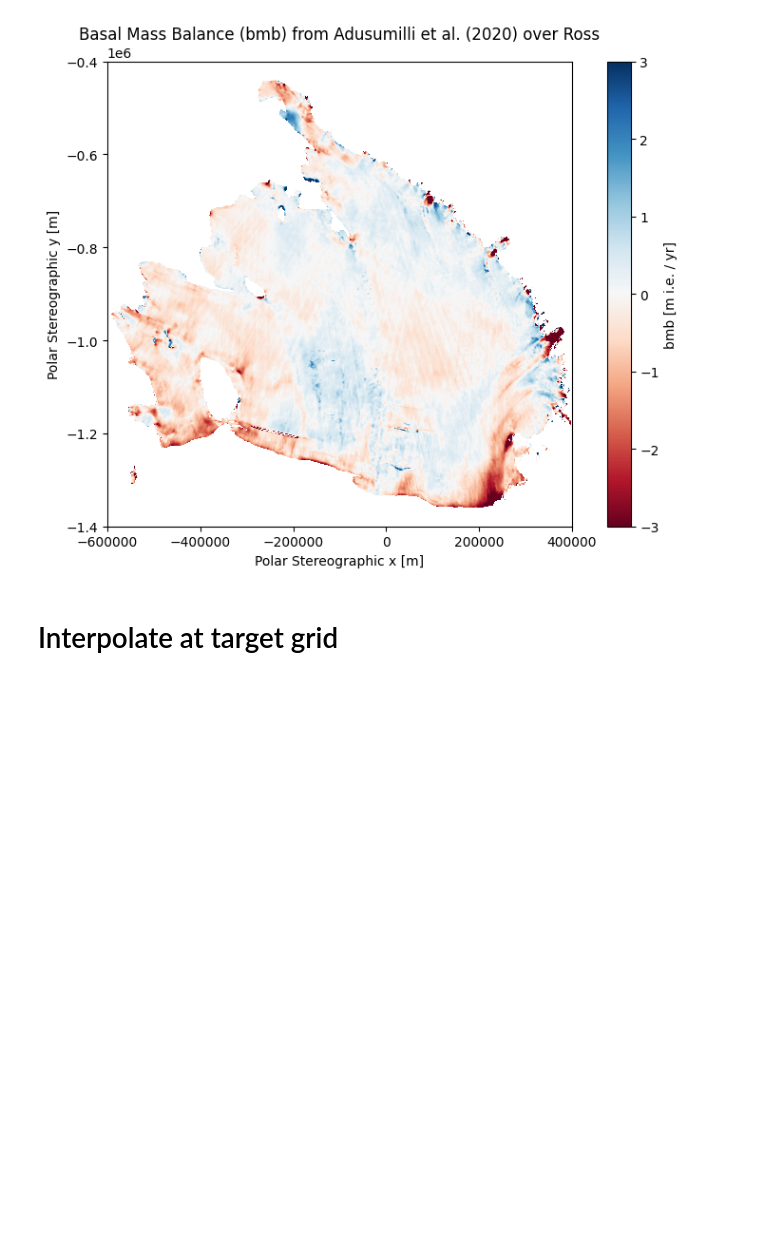
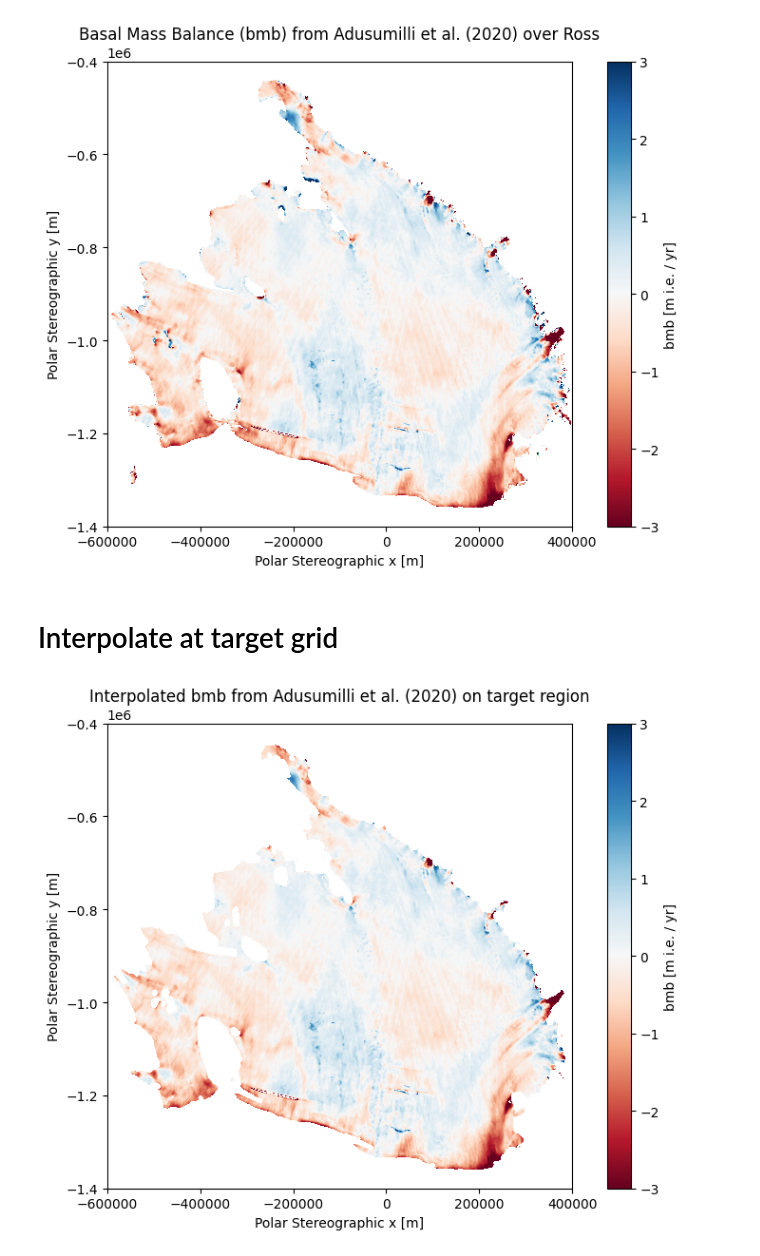
Before and after one commit to kimbente/FluxNet, a Jupyter notebook: preprocess_reference.ipynb, the cells around one changed output. Saved outputs shown, nothing was run; the diff lists cells and outputs as text; code cells hidden in the pictures; blank space fills up the shorter version.

Commit message:
Standardise plots

```diff
--- a/preprocess_reference.ipynb
+++ b/preprocess_reference.ipynb
@@ -88,3 +88,50 @@ plt.show()
 [figure]
 # %% [markdown]
 # Interpolate at target grid
+# %%
+# Transform tensor to xarray DataArray for interpolation
+x_np = x_t.detach().cpu().numpy()
+y_np = y_t.detach().cpu().numpy()
+bmb_np = bmb_t.detach().cpu().numpy()
+
+bmb_da = xr.DataArray(
+    bmb_np,
+    dims = ("y", "x"),
+    coords = {"x": x_np, "y": y_np},
+    name = "bmb",
+)
+
+# Load target grid
+target_grid_mask = xr.load_dataset("data/target_grid_mask.nc")
+
+# Interpolate bmb onto the target grid's x/y
+bmb_on_target = bmb_da.interp(
+    x = target_grid_mask["x"],
+    y = target_grid_mask["y"],
+    method = "linear",
+)
+
+# Mask out values outside of the target region
+bmb_on_target_masked = bmb_on_target.where(target_grid_mask["mask"] > 0)
+# %%
+# Plot
+plt.figure(figsize = (8, 6))
+pcm = plt.pcolormesh(
+    bmb_on_target_masked.x,
+    bmb_on_target_masked.y,
+    bmb_on_target_masked,
+    cmap = "RdBu",
+    vmin = -3.0,
+    vmax = 3.0,
+    shading = "auto"
+)
+
+plt.colorbar(pcm, label = "bmb [m i.e. / yr]")
+plt.title("Interpolated bmb from Adusumilli et al. (2020) on target region")
+plt.xlabel("Polar Stereographic x [m]")
+plt.ylabel("Polar Stereographic y [m]")
+plt.gca().set_aspect('equal')
+plt.tight_layout()
+plt.show()
+# %% [output]
+[figure, added]
```
Also changed, not shown: parts of 1 cell of this notebook, 5 other files.
